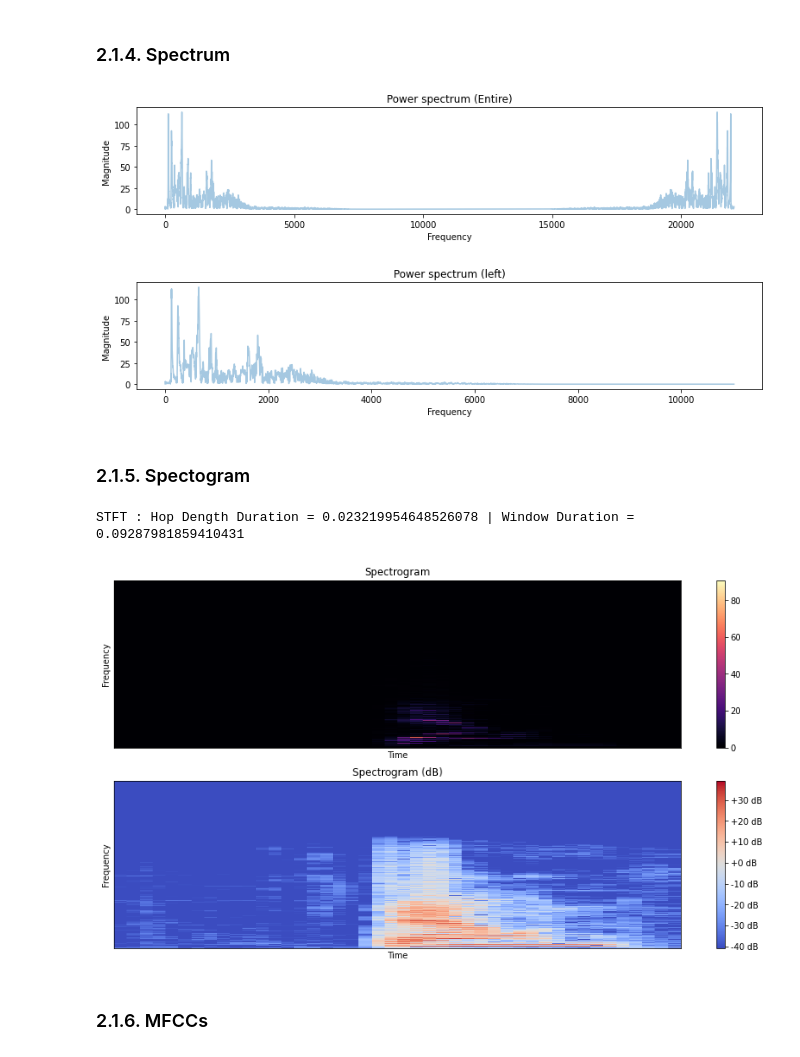
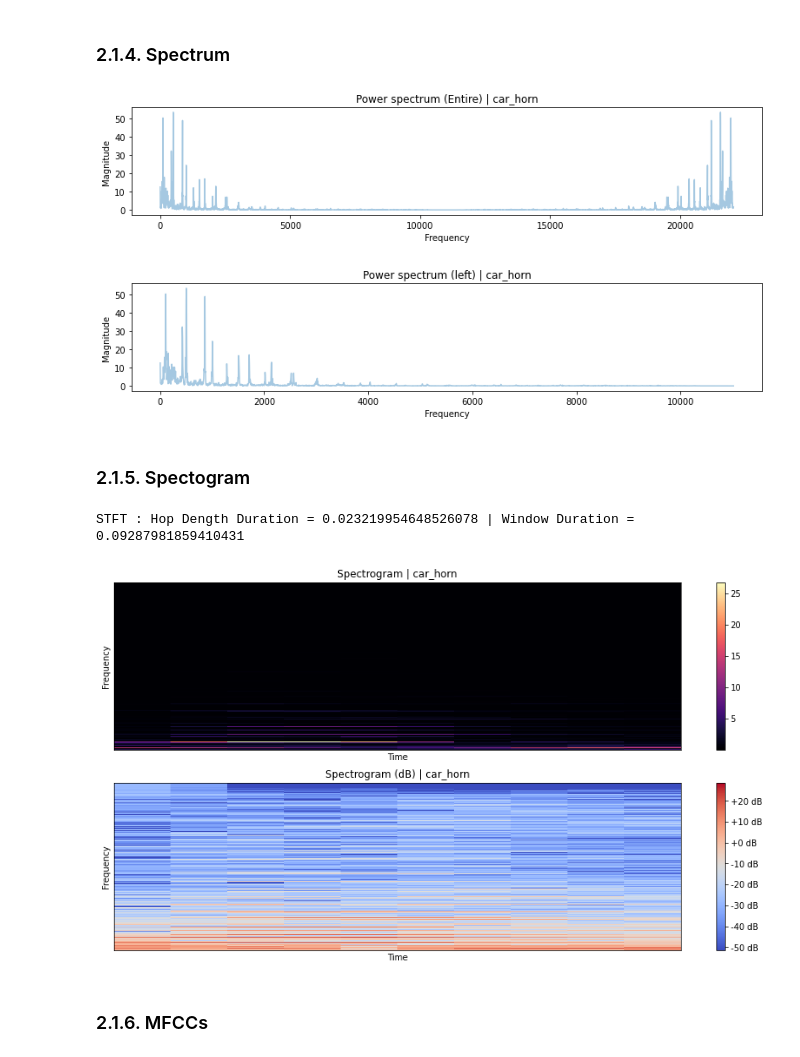
Before and after one commit to Rekidiang2/ml04_music_genre_classification, a Jupyter notebook: analysis_and_training/1_data_preprocessing.ipynb, the cells around one changed output. Drawn from its saved outputs; the diff is of its cells as text; code cells hidden in the pictures.

```diff
--- a/analysis_and_training/1_data_preprocessing.ipynb
+++ b/analysis_and_training/1_data_preprocessing.ipynb
@@ -120,17 +85,17 @@ waveform(file)
 # %% [markdown]
 ### 2.1.4. Spectrum
-# %%
-spectrum(file)
-# %% [output]
-[figure, removed]
-[figure, removed]
+# %%
+spectrum(file_path, file_class)
+# %% [output]
+[figure, added]
+[figure, added]
 # %% [markdown]
 ### 2.1.5. Spectogram
 # %%
-spectogram(file, hop_length=512, n_fft = 2048)
+spectogram(file_path, file_class, hop_length=512, n_fft = 2048)
 # %% [output]
 STFT : Hop Dength Duration = 0.023219954648526078 | Window Duration = 0.09287981859410431
-[figure, old version]
+[figure, new version]
 # %% [markdown]
 ### 2.1.6. MFCCs
 # %%
```
Also changed, not shown: parts of 27 cells of this notebook, 4 other files.
